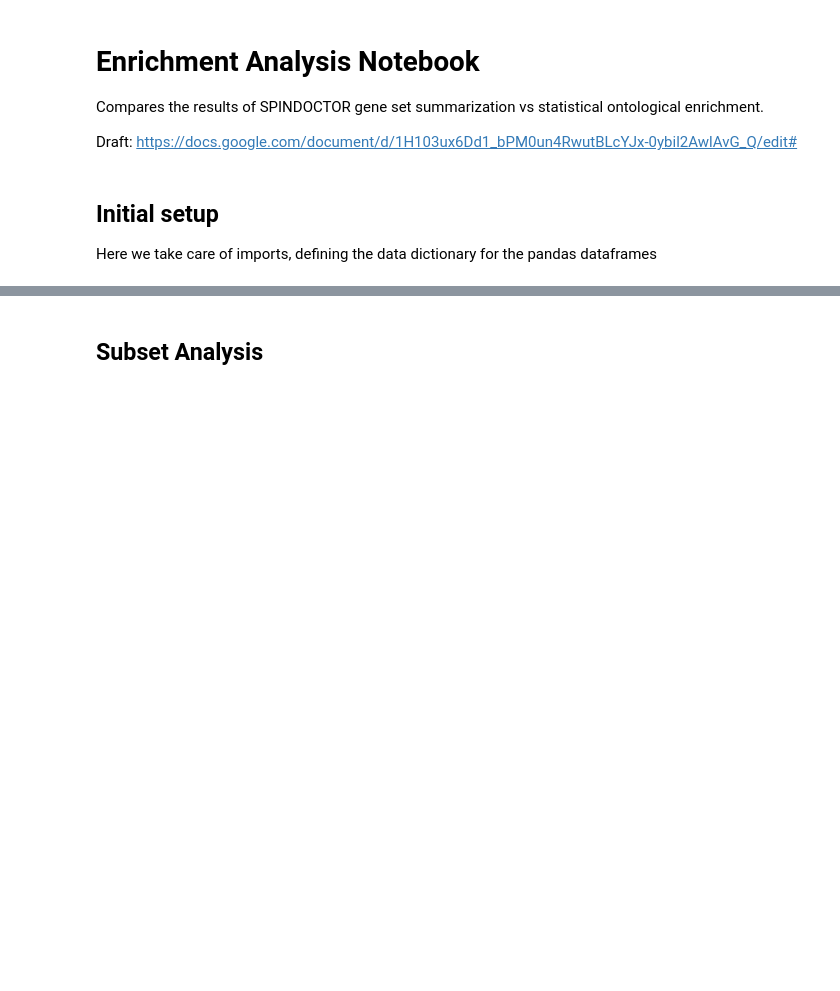
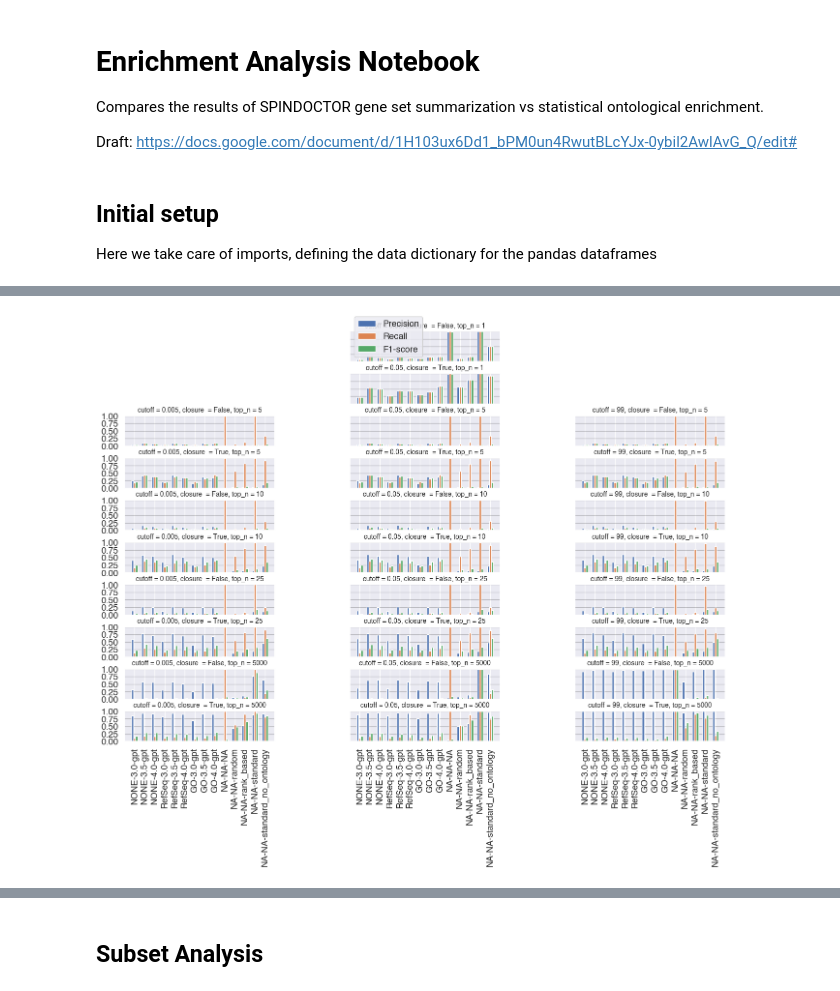
Before and after one commit to monarch-initiative/talisman-paper, a Jupyter notebook: Enrichment-Results-Analysis__from_processed.ipynb, the cells around one changed output, grey strips where cells are left out. Saved outputs shown, nothing was run; the diff lists cells and outputs as text; code cells hidden in the pictures; blank space fills up the shorter version.

```diff
--- a/Enrichment-Results-Analysis__from_processed.ipynb
+++ b/Enrichment-Results-Analysis__from_processed.ipynb
@@ -211,0 +275,91 @@ df[[MODEL, METHOD, PROMPT_VARIANT]].drop_duplicates().style.hide()
+# %%
+def custom_order(label):
+    prefix_order = ["NONE", "RefSeq", "GO", "NA"]
+    suffix_order = ["3.0-GPT", "3.5GPT", "4.0-GPT"]
+
+    try:
+        prefix_parts = label.split('-')
+        prefix_weight = prefix_order.index(prefix_parts[0])
+
+        suffix = '-'.join(prefix_parts[1:])
+        suffix_weight = suffix_order.index(suffix)
+    except ValueError:
+        return (999, 999)  # put unexpected values at the end
+
+    return prefix_weight, suffix_weight
+
+def label_order(label):
+    prefixes = ["NONE", "RefSeq", "GO", "NA"]
+    for i, prefix in enumerate(prefixes):
+        if label.startswith(prefix):
+            return i
+    return len(prefixes)  # Return a value that puts any other labels at the end
+
+
+cutoff_values = sorted([0.05, 0.005, 99])
+
+data_filled = df.fillna("NA")
+
+grouped_data_filled = data_filled.groupby(['cutoff', 'closure', 'top_n', 'source', 'model', 'method'])[['true_positives', 'false_positives', 'false_negatives']].sum().reset_index()
+
+grouped_data_filled['precision'] = grouped_data_filled['true_positives'] / (grouped_data_filled['true_positives'] + grouped_data_filled['false_positives'])
+grouped_data_filled['recall'] = grouped_data_filled['true_positives'] / (grouped_data_filled['true_positives'] + grouped_data_filled['false_negatives'])
+grouped_data_filled['f1_score'] = 2 * ((grouped_data_filled['precision'] * grouped_data_filled['recall']) / (grouped_data_filled['precision'] + grouped_data_filled['recall']))
+
+grouped_data_filled['sort_order'] = grouped_data_filled['source'].apply(custom_order)
+grouped_data_filled = grouped_data_filled.sort_values(['sort_order', 'top_n', 'closure'])
+
+unique_combinations_closure_topn = sorted(grouped_data_filled[['closure', 'top_n']].drop_duplicates().values, key=lambda x: (x[1], x[0]))
+
+num_rows = len(unique_combinations_closure_topn)
+num_cols = len(cutoff_values)
+
+fig, ax = plt.subplots(num_rows, num_cols, figsize=(16, 11), gridspec_kw={"hspace": 0.4, "wspace": 0.5})
+
+for row_idx, (closure, top_n) in enumerate(unique_combinations_closure_topn):
+    for col_idx, cutoff in enumerate(cutoff_values):
+
+        if (col_idx < 1 or col_idx >= num_cols - 1) and (row_idx == 0 or row_idx == 1):
+            ax[row_idx, col_idx].axis('off')
+            continue
+
+        data_combination = grouped_data_filled[(grouped_data_filled['cutoff'] == cutoff) & (grouped_data_filled['closure'] == closure) & (grouped_data_filled['top_n'] == top_n)]
+        data_combination['label'] = data_combination['source'] + '-' + data_combination['model'].astype(str) + '-' + data_combination['method']
+
+        # Sort data_combination based on the label_order
+        data_combination['label_order'] = data_combination['label'].apply(label_order)
+        data_combination = data_combination.sort_values('label_order')
+
+        x_newest = np.arange(len(data_combination['label']))
+        width_newest = 0.2
+
+        ax[row_idx, col_idx].bar(x_newest - width_newest, data_combination['precision'], width_newest, label='Precision')
+        ax[row_idx, col_idx].bar(x_newest, data_combination['recall'], width_newest, label='Recall')
+        ax[row_idx, col_idx].bar(x_newest + width_newest, data_combination['f1_score'], width_newest, label='F1-score')
+
+        ax[row_idx, col_idx].set_title(f'cutoff = {cutoff}, closure  = {closure}, top_n = {top_n}', fontsize=10)
+
+        ax[row_idx, col_idx].set_ylim(0, 1)
+
+        # Change y-axis tick marks
+        ax[row_idx, col_idx].set_yticks(np.arange(0, 1.1, 0.25))
+        if col_idx != 0:  # Hide y-axis labels for non-left columns
+            ax[row_idx, col_idx].set_yticklabels([])
+
+        # Set x-axis ticks
+        ax[row_idx, col_idx].set_xticks(x_newest)
+        if row_idx == num_rows - 1:  # Adjusting the condition for x-tick labels for the last row
+            ax[row_idx, col_idx].set_xticklabels(data_combination['label'], rotation=90)
+        else:
+            ax[row_idx, col_idx].set_xticklabels([])
+
+        # Add horizontal gridlines
+        ax[row_idx, col_idx].grid(axis='y', which='major', color='black', alpha=0.2)
+
+        if row_idx == 0 and col_idx == num_cols - 2:
+            ax[row_idx, col_idx].legend()
+
+plt.tight_layout()
+plt.savefig("process_precision_recall_allGPT.pdf", format="pdf", bbox_inches="tight")
+plt.show()
+# %% [output]
@@ -211,0 +383 @@ df[[MODEL, METHOD, PROMPT_VARIANT]].drop_duplicates().style.hide()
+[figure, added]
```
Also changed, not shown: parts of 29 cells of this notebook.
